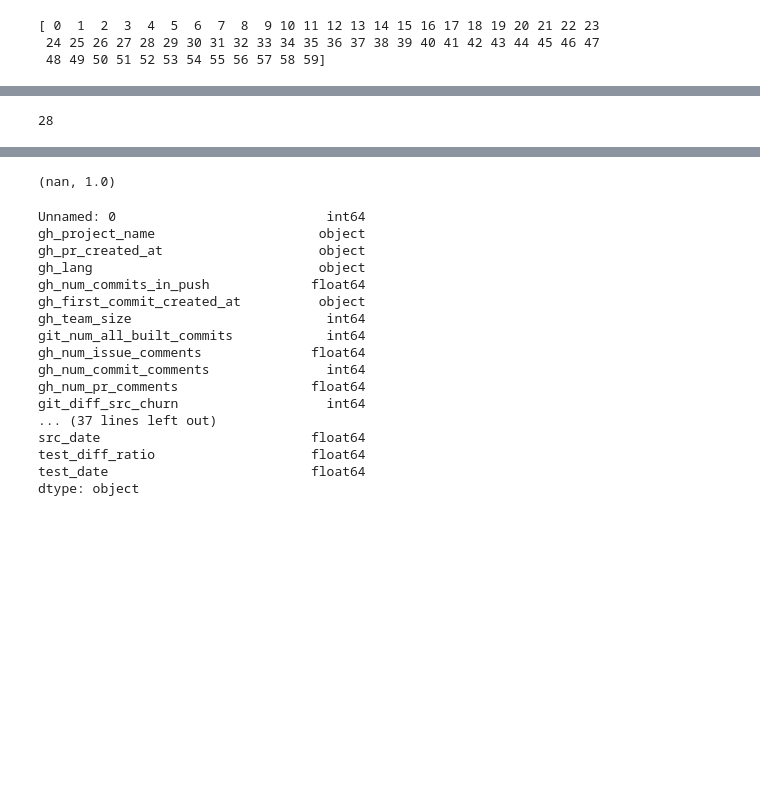
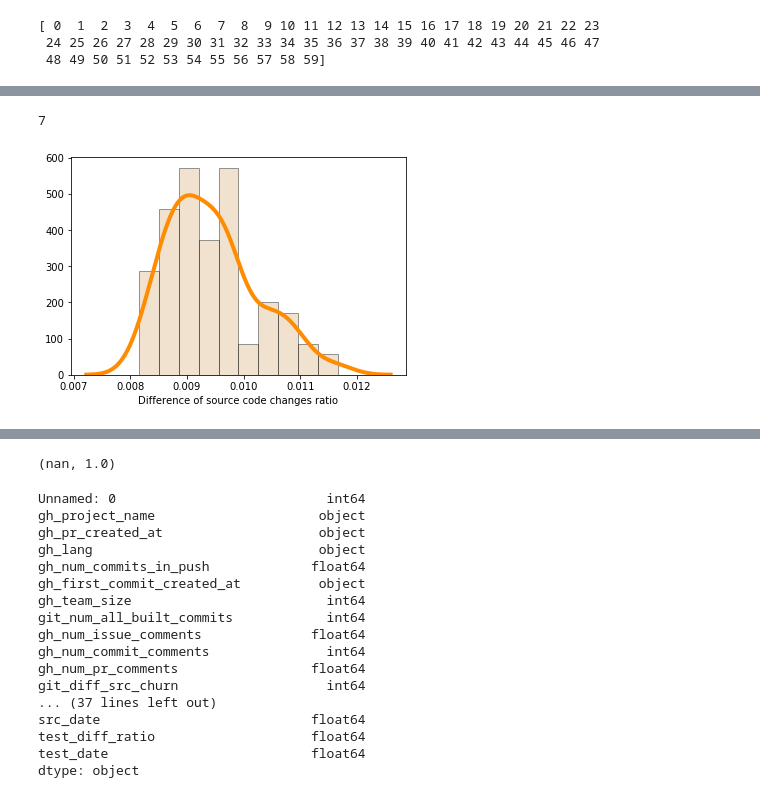
Before and after one commit to cmput402-w19/project-saragholami, a Jupyter notebook: Thresholding.ipynb, the cells around one changed output, grey strips where cells are left out. Drawn from its saved outputs; the diff is of its cells as text; code cells hidden in the pictures; blank space fills up the shorter version.

```diff
--- a/Thresholding.ipynb
+++ b/Thresholding.ipynb
@@ -217,4 +172,14 @@ print(mean_threshold)
-# %%
-np.argmax(mean_threshold)
-# %% [output]
-28
+# %%
+selected = np.argmax(mean_threshold)
+print(selected)
+# %% [output]
+7
+# %%
+x = pd.Series(src_sloc[:, selected], name="Difference of source code changes ratio")
+sns.distplot(x, hist=True, kde=True,
+                 bins=10, color='burlywood',
+                 hist_kws={'edgecolor': 'black'},
+                 kde_kws={'linewidth': 4, 'color': 'darkorange'})
+plt.savefig('./figs/src_sloc_ratio.eps', format='eps')
+# %% [output]
+[figure, added]
```
Also changed, not shown: parts of 27 cells of this notebook, 23 other files.
